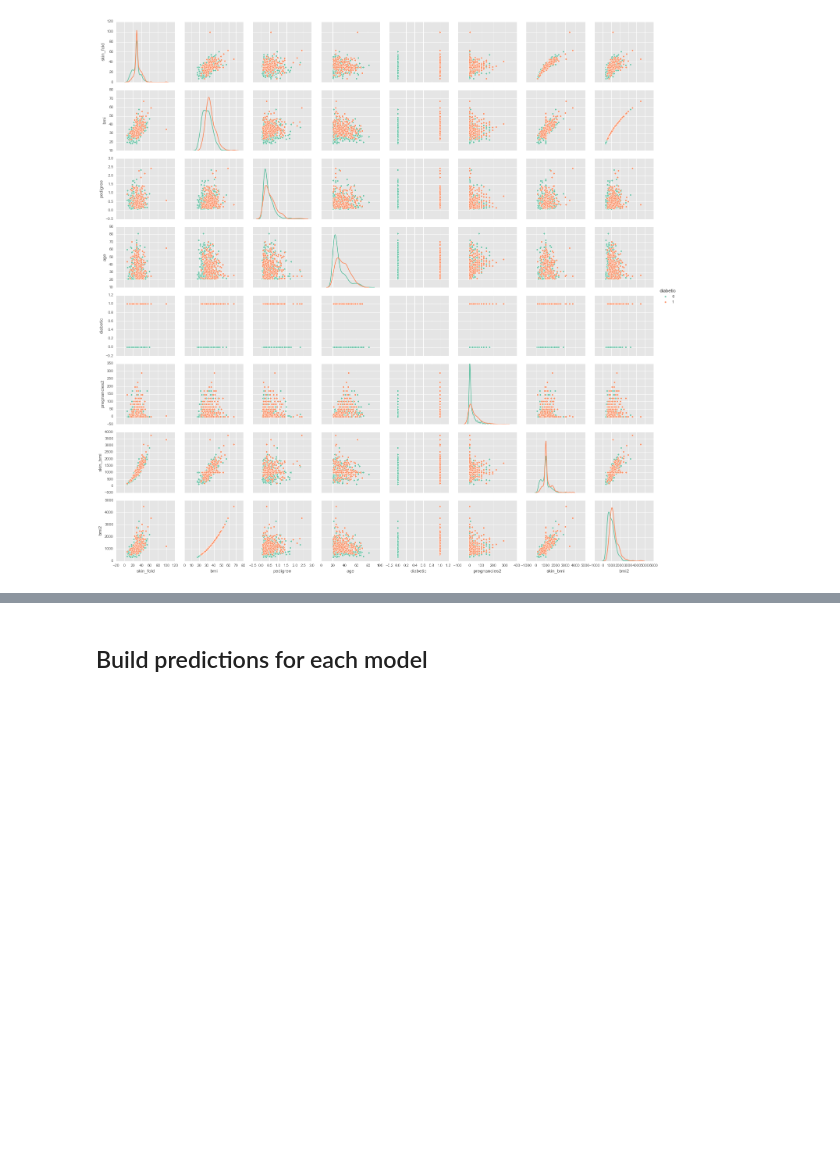
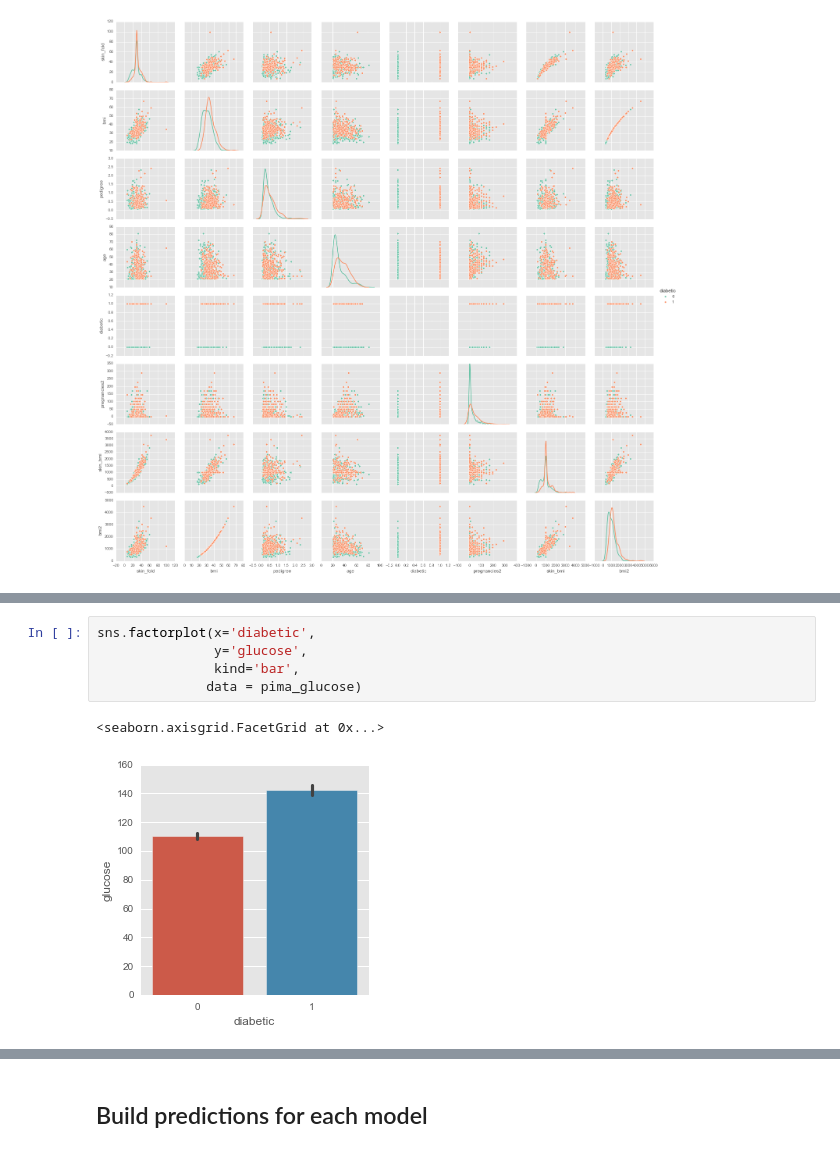
Before and after one commit to mschoeffler1/ds_portfolio, a Jupyter notebook: pima/Pima_diabetes.ipynb, the cells around one changed output, grey strips where cells are left out. Drawn from its saved outputs; the diff is of its cells as text; blank space fills up the shorter version.

```diff
--- a/pima/Pima_diabetes.ipynb
+++ b/pima/Pima_diabetes.ipynb
@@ -280,0 +328,8 @@ g = sns.pairplot(pima_neither, hue="diabetic", palette="Set2", diag_kind="kde",
+# %%
+sns.factorplot(x='diabetic',
+               y='glucose',
+               kind='bar',
+              data = pima_glucose)
+# %% [output]
+<seaborn.axisgrid.FacetGrid at 0x...>
+[figure, added]
```
Also changed, not shown: parts of 12 cells of this notebook.
